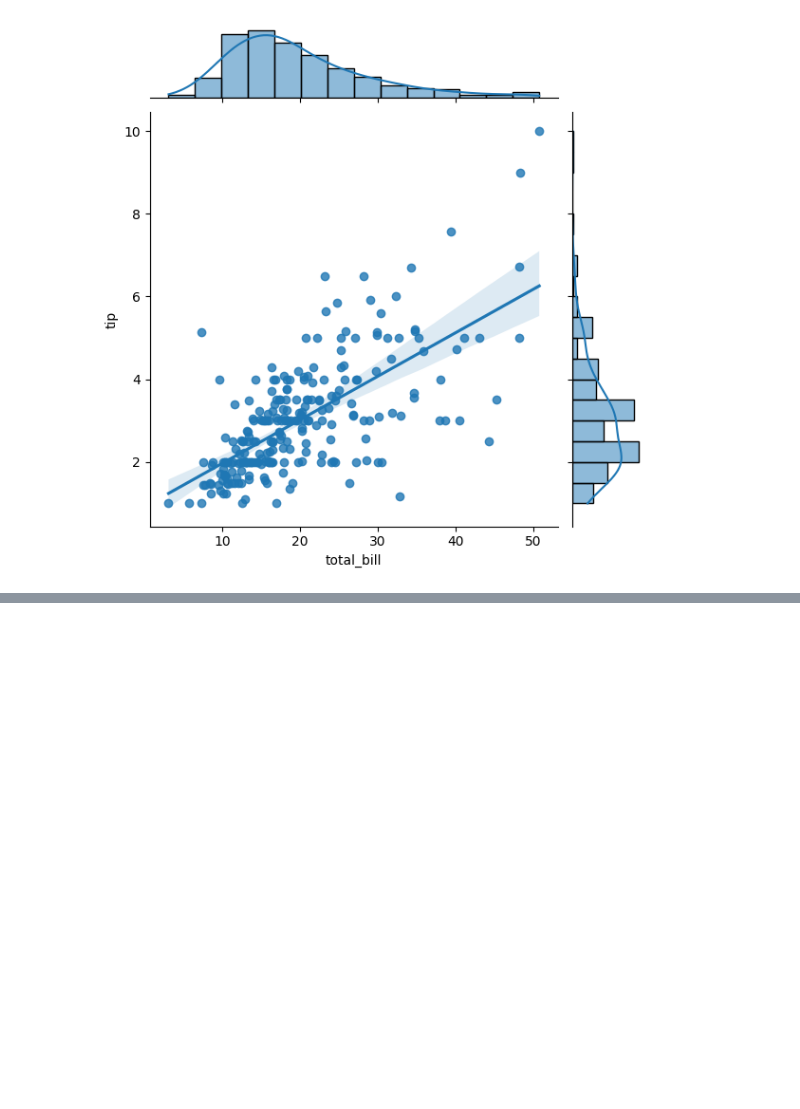
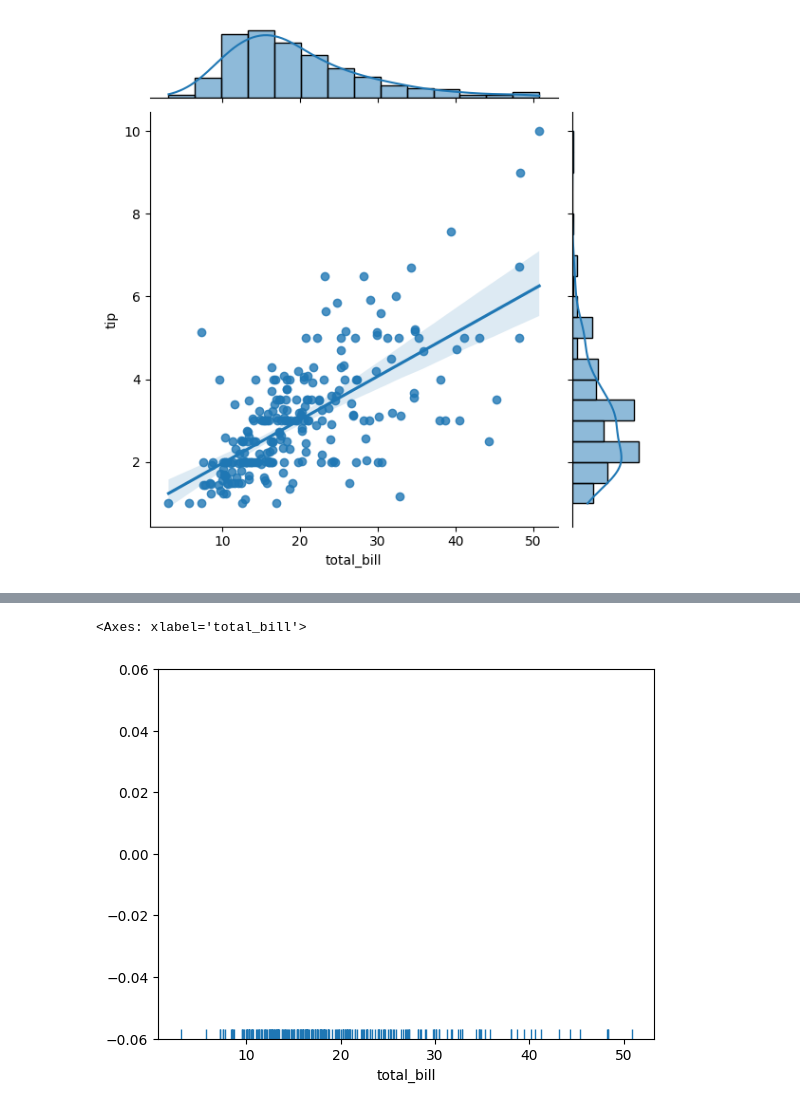
Before and after one commit to amitsingh2022/Data-Visualization-on-IPL, a Jupyter notebook: distribution.ipynb, the cells around one changed output, grey strips where cells are left out. Saved outputs shown, nothing was run; the diff lists cells and outputs as text; code cells hidden in the pictures; blank space fills up the shorter version.

```diff
--- a/distribution.ipynb
+++ b/distribution.ipynb
@@ -54,0 +60,5 @@ sns.jointplot(x='total_bill', y='tip', data=df, kind='reg')
+# %%
+sns.rugplot(df['total_bill'])
+# %% [output]
+<Axes: xlabel='total_bill'>
+[figure, added]
```
Also changed, not shown: parts of 1 cell of this notebook.
